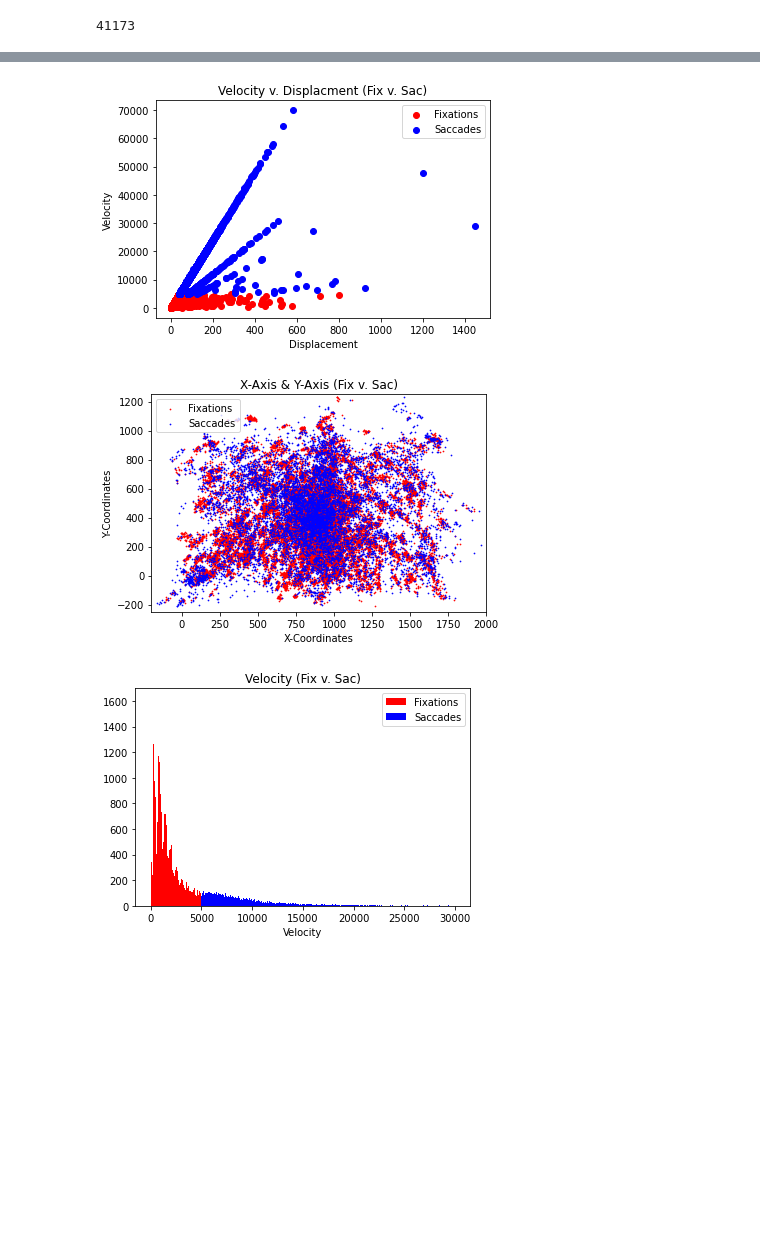
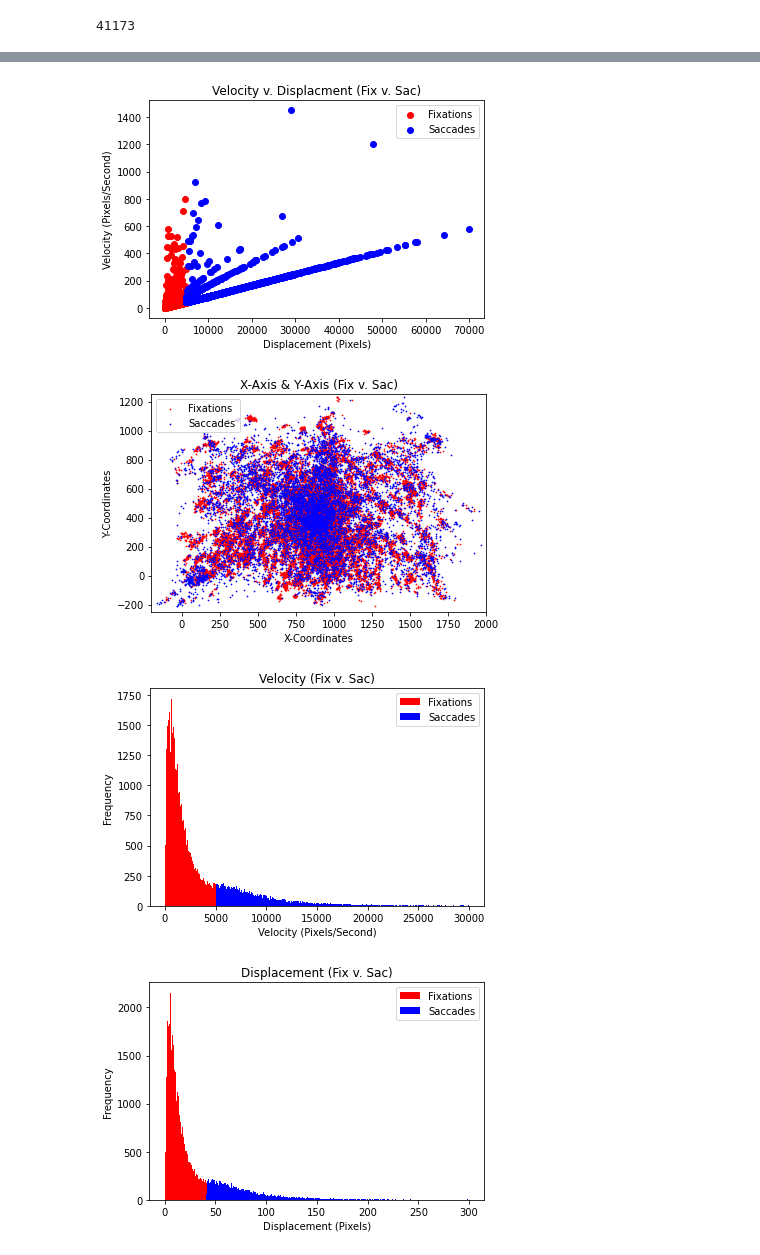
Before and after one commit to Josef733/eyetracker, a Jupyter notebook: Algorithms.ipynb, the cells around one changed output, grey strips where cells are left out. Cells and saved outputs as stored; diff of their text form; code cells hidden in the pictures; blank space fills up the shorter version.

```diff
--- a/Algorithms.ipynb
+++ b/Algorithms.ipynb
@@ -49,10 +49,12 @@ test = pd.read_csv("data\Participant"+ zeros*'0' + str(participant) + ".tsv",sep
 x_val3 = test.iloc[:, 39:40].values
 y_val3 = test.iloc[:, 40:41].values
 t_stamps3 = test.iloc[:, 0:1].values
+f_type3 = test.iloc[:, 79:80].values
 
 x_val2 = np.array(x_val3).sum(axis=1)
 y_val2 = np.array(y_val3).sum(axis=1)
 t_stamps2 = np.array(t_stamps3).sum(axis=1)
+f_type2 = np.array(f_type3).sum(axis=1)
 
 #print(x_val2[6])
 #print(y_val2[6])
@@ -63,6 +65,7 @@ print(len(t_stamps2))
 x_val = []
 y_val = []
 t_stamps = []
+f_type = []
 
 for i in range(len(x_val2)):
     if math.isnan(x_val2[i]):
@@ -72,7 +75,8 @@ for i in range(len(x_val2)):
     else:
         x_val.append(x_val2[i])
         y_val.append(y_val2[i])
-        t_stamps.append(t_stamps2[i])
+        t_stamps.append(t_stamps2[i]/1000000)
+        f_type.append(f_type2[i])
 
 print(len(x_val))
 print(len(y_val))
@@ -180,5 +471,5 @@ plt.show()
 # %%
-#I-VT
+#I-VT (Without Angle Calc)
 
 x_fix = []
 y_fix = []
@@ -237,13 +528,13 @@ print(len(outliers))
 
 #print(classifier)
 
-plt.scatter(fix_displacement,fix_velo, c="red",label="Fixations")
-plt.scatter(sac_displacement,sac_velo, c="blue",label="Saccades")
+plt.scatter(fix_velo,fix_displacement, c="red",label="Fixations")
+plt.scatter(sac_velo,sac_displacement, c="blue",label="Saccades")
 plt.legend()
-plt.ylabel("Velocity")
+plt.xlabel("Velocity (Pixels/Second)")
+plt.ylabel("Displacement (Pixels)")
 #plt.ylim(0, 400000)
 #plt.xlim(0, 3.5)
-plt.xlabel("Displacement")
 plt.title("Velocity v. Displacment (Fix v. Sac)")
 #plt.savefig("Fixations_feat_velo")
 plt.show()
@@ -259,12 +550,21 @@ plt.title("X-Axis & Y-Axis (Fix v. Sac)")
 #plt.savefig("Fixations_feat_velo")
 plt.show()
 
-plt.hist(fix_velo,500,range=[0,30000], color ="red",label="Fixations")
-plt.hist(sac_velo,500,range=[0,30000], color ="blue",label="Saccades")
+plt.hist(fix_velo,300,range=[0,30000], color ="red",label="Fixations")
+plt.hist(sac_velo,300,range=[0,30000], color ="blue",label="Saccades")
 plt.legend()
 plt.title("Velocity (Fix v. Sac)")
-plt.xlabel("Velocity")
+plt.xlabel("Velocity (Pixels/Second)")
+plt.ylabel("Frequency")
 plt.show()
+
+plt.hist(fix_displacement,300,range=[0,300], color ="red",label="Fixations")
+plt.hist(sac_displacement,300,range=[0,300], color ="blue",label="Saccades")
+plt.legend()
+plt.title("Displacement (Fix v. Sac)")
+plt.xlabel("Displacement (Pixels)")
+plt.ylabel("Frequency")
+plt.show()
 # %% [output]
 31549
 9620
@@ -272,4 +572,5 @@ plt.show()
 4
-[figure, old version]
+[figure, new version]
 [figure]
-[figure, old version]
+[figure, new version]
+[figure, added]
```
Also changed, not shown: parts of 11 cells of this notebook, 1 other file.
